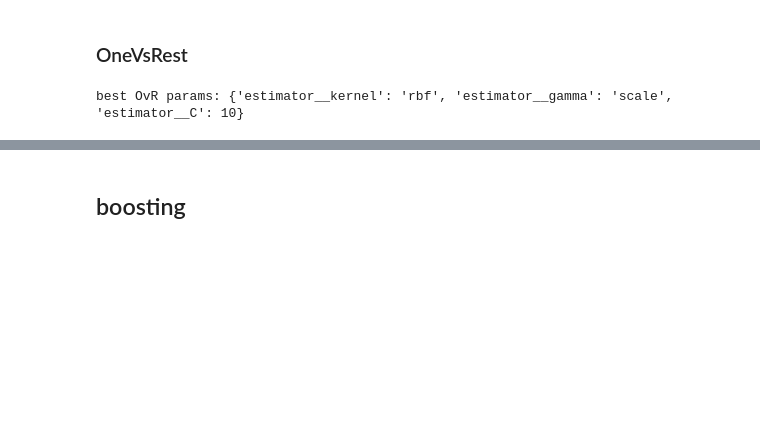
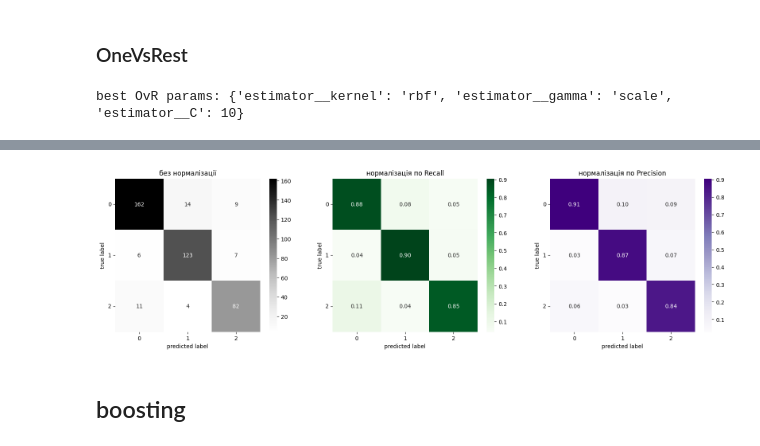
Before and after one commit to TetianaSoroka/kr_sounds_classifier, a Jupyter notebook: project/mn.ipynb, the cells around one changed output, grey strips where cells are left out. Drawn from its saved outputs; the diff is of its cells as text; code cells hidden in the pictures; blank space fills up the shorter version.

```diff
--- a/project/mn.ipynb
+++ b/project/mn.ipynb
@@ -295,7 +344,7 @@ weighted avg       0.87      0.87      0.87       418
 # %% [markdown]
 ### OneVsRest
 # %%
-ovr = OneVsRestClassifier(SVC(random_state=90))
+ovr = OneVsRestClassifier(SVC(class_weight='balanced', random_state=90))
 
 param_random_ovr = {
     "estimator__C": [0.1, 1, 10],
@@ -336,6 +385,10 @@ air vehicles       0.92      0.95      0.94       738
     accuracy                           0.93      1671
    macro avg       0.93      0.93      0.93      1671
 weighted avg       0.93      0.93      0.93      1671
+# %%
+plot_cm(random_ovr.best_estimator_, X_test, y_test)
+# %% [output]
+[figure, added]
 # %% [markdown]
 ## boosting
 # %%
```
Also changed, not shown: parts of 10 cells of this notebook.
